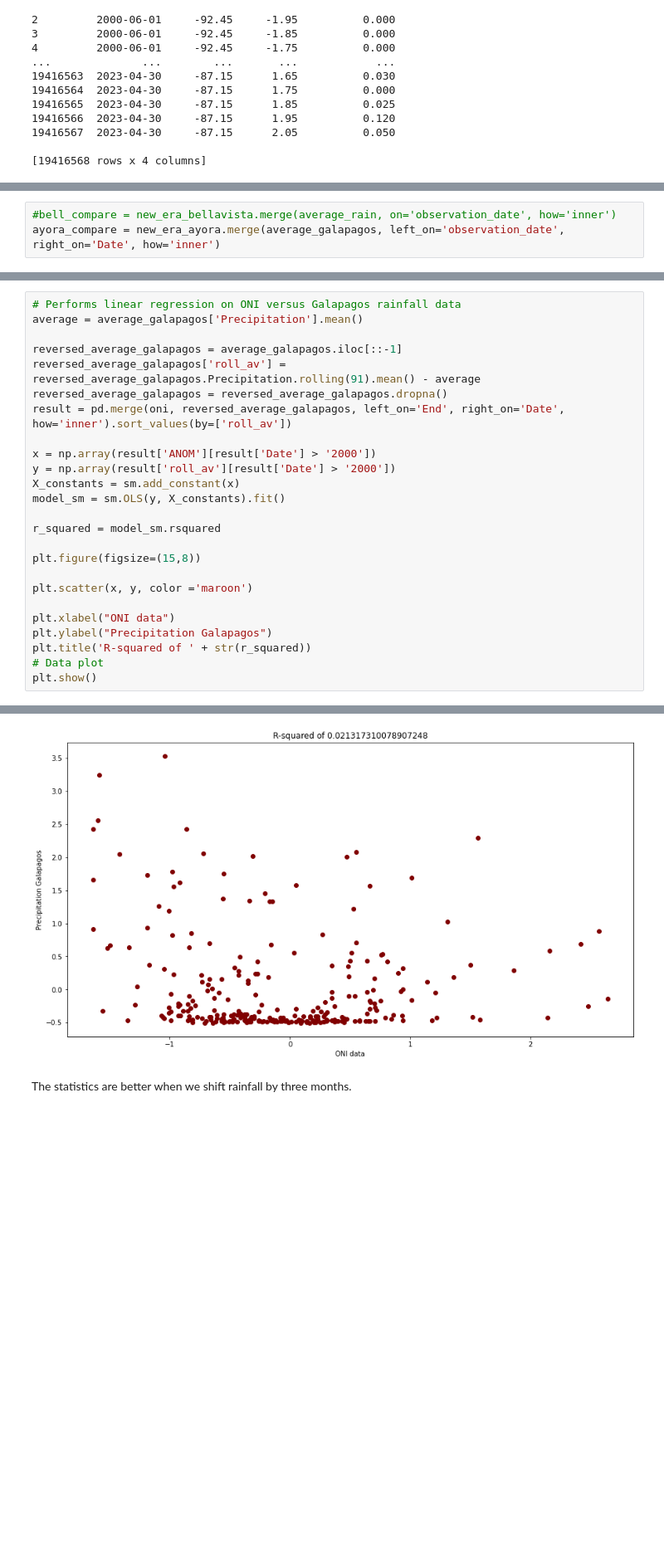
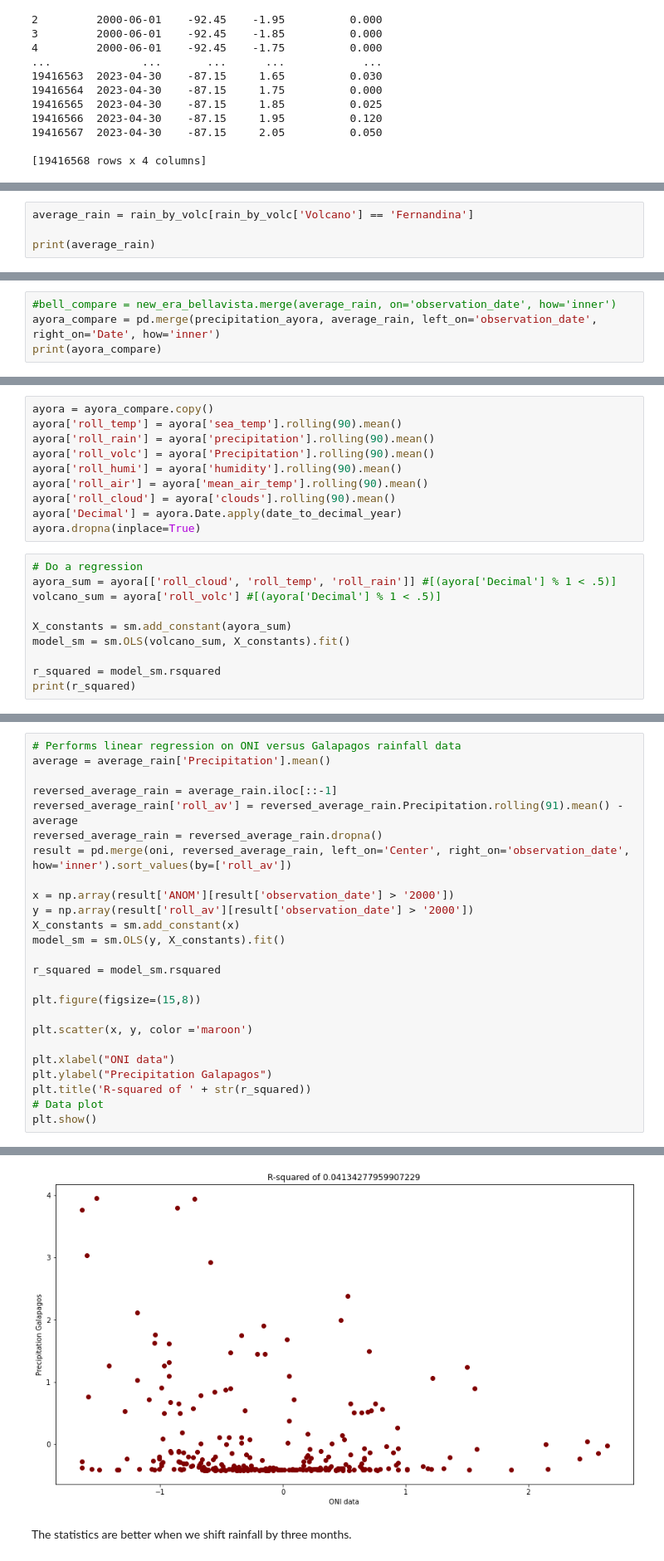
Before and after one commit to jonathan-quartin/um_volcano_project, a Jupyter notebook: old_notebooks/precip_regression.ipynb, the cells around one changed output, grey strips where cells are left out. Shown: that part at 83% size. Cells and saved outputs as stored; diff of their text form; blank space fills up the shorter version.

```diff
--- a/old_notebooks/precip_regression.ipynb
+++ b/old_notebooks/precip_regression.ipynb
@@ -133,0 +240,4 @@ print(new_era_galapagos)
+# %%
+average_rain = rain_by_volc[rain_by_volc['Volcano'] == 'Fernandina']
+
+print(average_rain)
@@ -134,3 +287,4 @@ print(new_era_galapagos)
 # %%
 #bell_compare = new_era_bellavista.merge(average_rain, on='observation_date', how='inner')
-ayora_compare = new_era_ayora.merge(average_galapagos, left_on='observation_date', right_on='Date', how='inner')
+ayora_compare = pd.merge(precipitation_ayora, average_rain, left_on='observation_date', right_on='Date', how='inner')
+print(ayora_compare)
@@ -140,0 +309,20 @@ new_era_ayora = precipitation_ayora[precipitation_ayora['observation_date'] >= '
+# %%
+ayora = ayora_compare.copy()
+ayora['roll_temp'] = ayora['sea_temp'].rolling(90).mean()
+ayora['roll_rain'] = ayora['precipitation'].rolling(90).mean()
+ayora['roll_volc'] = ayora['Precipitation'].rolling(90).mean()
+ayora['roll_humi'] = ayora['humidity'].rolling(90).mean()
+ayora['roll_air'] = ayora['mean_air_temp'].rolling(90).mean()
+ayora['roll_cloud'] = ayora['clouds'].rolling(90).mean()
+ayora['Decimal'] = ayora.Date.apply(date_to_decimal_year)
+ayora.dropna(inplace=True)
+# %%
+# Do a regression
+ayora_sum = ayora[['roll_cloud', 'roll_temp', 'roll_rain']] #[(ayora['Decimal'] % 1 < .5)]
+volcano_sum = ayora['roll_volc'] #[(ayora['Decimal'] % 1 < .5)]
+
+X_constants = sm.add_constant(ayora_sum)
+model_sm = sm.OLS(volcano_sum, X_constants).fit()
+
+r_squared = model_sm.rsquared
+print(r_squared)
@@ -141,14 +363,14 @@ new_era_ayora = precipitation_ayora[precipitation_ayora['observation_date'] >= '
 # %%
 # Performs linear regression on ONI versus Galapagos rainfall data
-average = average_galapagos['Precipitation'].mean()
+average = average_rain['Precipitation'].mean()
 
-reversed_average_galapagos = average_galapagos.iloc[::-1]
-reversed_average_galapagos['roll_av'] = reversed_average_galapagos.Precipitation.rolling(91).mean() - average
-reversed_average_galapagos = reversed_average_galapagos.dropna()
-result = pd.merge(oni, reversed_average_galapagos, left_on='End', right_on='Date', how='inner').sort_values(by=['roll_av'])
+reversed_average_rain = average_rain.iloc[::-1]
+reversed_average_rain['roll_av'] = reversed_average_rain.Precipitation.rolling(91).mean() - average
+reversed_average_rain = reversed_average_rain.dropna()
+result = pd.merge(oni, reversed_average_rain, left_on='Center', right_on='observation_date', how='inner').sort_values(by=['roll_av'])
 
-x = np.array(result['ANOM'][result['Date'] > '2000'])
-y = np.array(result['roll_av'][result['Date'] > '2000'])
+x = np.array(result['ANOM'][result['observation_date'] > '2000'])
+y = np.array(result['roll_av'][result['observation_date'] > '2000'])
 X_constants = sm.add_constant(x)
 model_sm = sm.OLS(y, X_constants).fit()
 
@@ -172,3 +394,3 @@ See the caveats in the documentation: https://pandas.pydata.org/pandas-docs/stab
-[figure, old version]
+[figure, new version]
 # %% [markdown]
 The statistics are better when we shift rainfall by three months.
```
Also changed, not shown: parts of 27 cells of this notebook, 27 other files.
